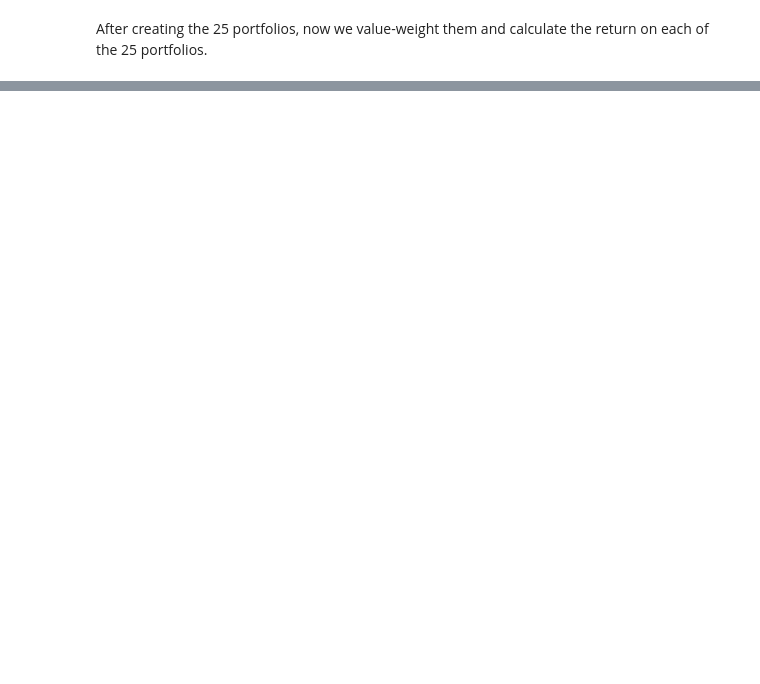
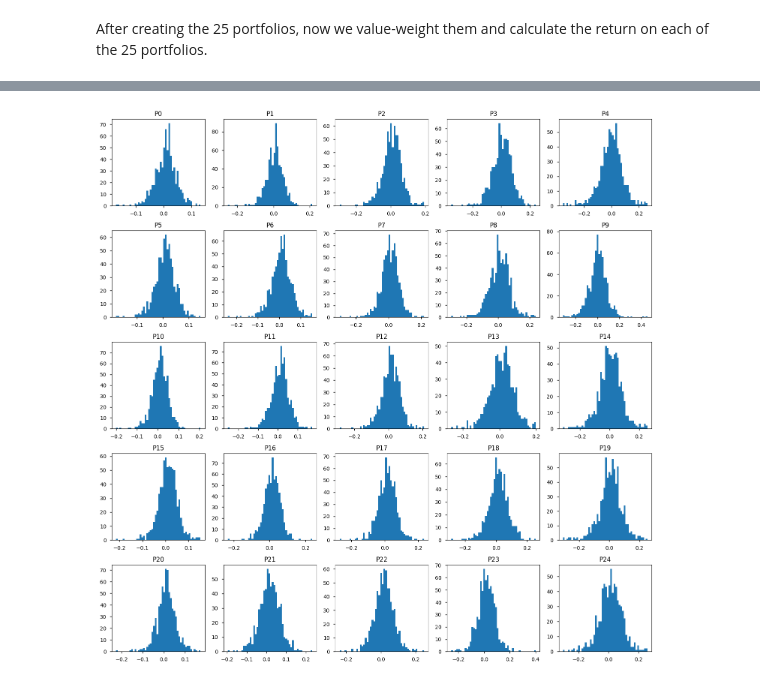
Before and after one commit to fanghe-ma/IVOL-Puzzle-and-Arbitrage-Asymmetry, a Jupyter notebook: project.ipynb, the cells around one changed output, grey strips where cells are left out. Cells and saved outputs as stored; diff of their text form; code cells hidden in the pictures; blank space fills up the shorter version.

Commit message:
Abnormal returns on 25 value-weighted portfolios

```diff
--- a/project.ipynb
+++ b/project.ipynb
@@ -697,5 +851,14 @@ Processing 2024-12-31 00:00:00 - 5264 permnos ranked
 # %%
 ivol_quintiles.to_csv('./Data/ivol_quintiles.csv')
 mispricing_quintiles.to_csv('./Data/mispricing_quintiles.csv')
+# %%
+ivol_quintiles = pd.read_csv('./Data/ivol_quintiles.csv', index_col=0)
+mispricing_quintiles = pd.read_csv('./Data/mispricing_quintiles.csv', index_col=0)
+
+ivol_quintiles.index = pd.to_datetime(ivol_quintiles.index)
+mispricing_quintiles.index = pd.to_datetime(mispricing_quintiles.index)
+
+ivol_quintiles.columns = ivol_quintiles.columns.astype(int)
+mispricing_quintiles.columns = mispricing_quintiles.columns.astype(int)
 # %%
 mispricing_aligned = mispricing_quintiles.reindex(columns=ivol_quintiles.columns)
@@ -779,24 +955,0 @@ portfolio_comp
-# %%
-portfolio_ret = pd.DataFrame(
-    columns= np.arange(25),
-    index = pd.date_range(
-        '1965-01-01',
-        '2025-01-01',
-        freq = 'ME'
-    )
-)
-permnos_dp = []
-for d in portfolio_ret.index:
-    for p in portfolio_ret.columns:
-        permnos_dp = portfolio_comp.loc[d, p]
-        print(f"{d}, {p}, {permnos_dp}")
-        w_dp: np.array = market_equity_df.loc[d][
-            portfolio_comp.loc[d, p]
-        ]
-        w_dp = w_dp / w_dp.sum()
-
-        ret_dp = ret_df.loc[
-            d + pd.offsets.DateOffset(months=1)
-        ][portfolio_comp.loc[d, p]]
-
-        portfolio_ret.loc[d, p] = np.dot(w_dp, ret_dp)
@@ -811,0 +1056,12 @@ IndexError: positional indexers are out-of-bounds
+# %%
+fig, axes = plt.subplots(5, 5, figsize = (15, 15))
+axes = np.ravel(axes)
+
+for i, col in enumerate(portfolio_ret.columns):
+    axes[i].hist(
+        portfolio_ret[col],
+        bins = 50,
+    )
+    axes[i].set_title(f"P{i}")
+# %% [output]
+[figure, added]
```
Also changed, not shown: parts of 19 cells of this notebook.
